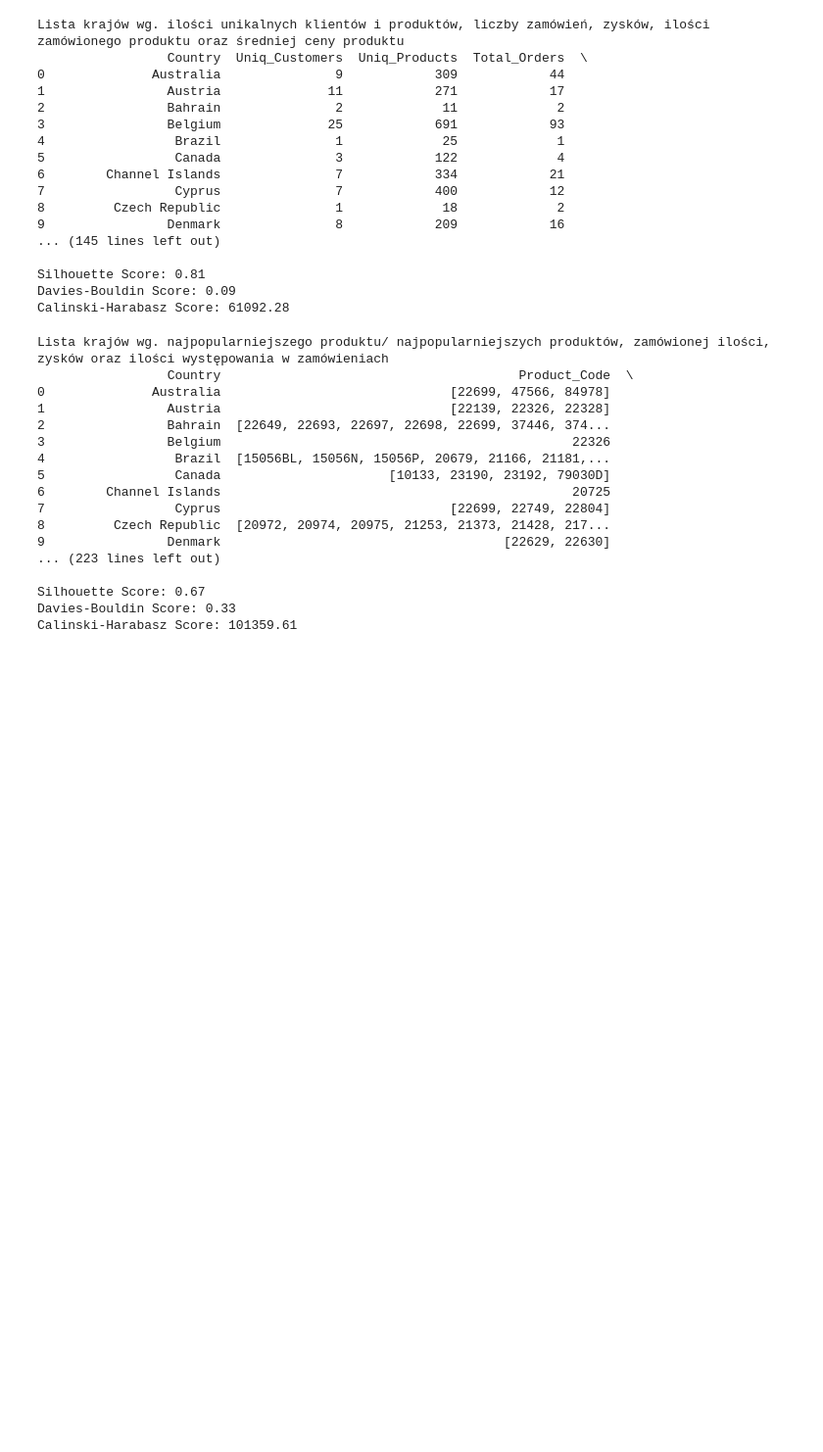
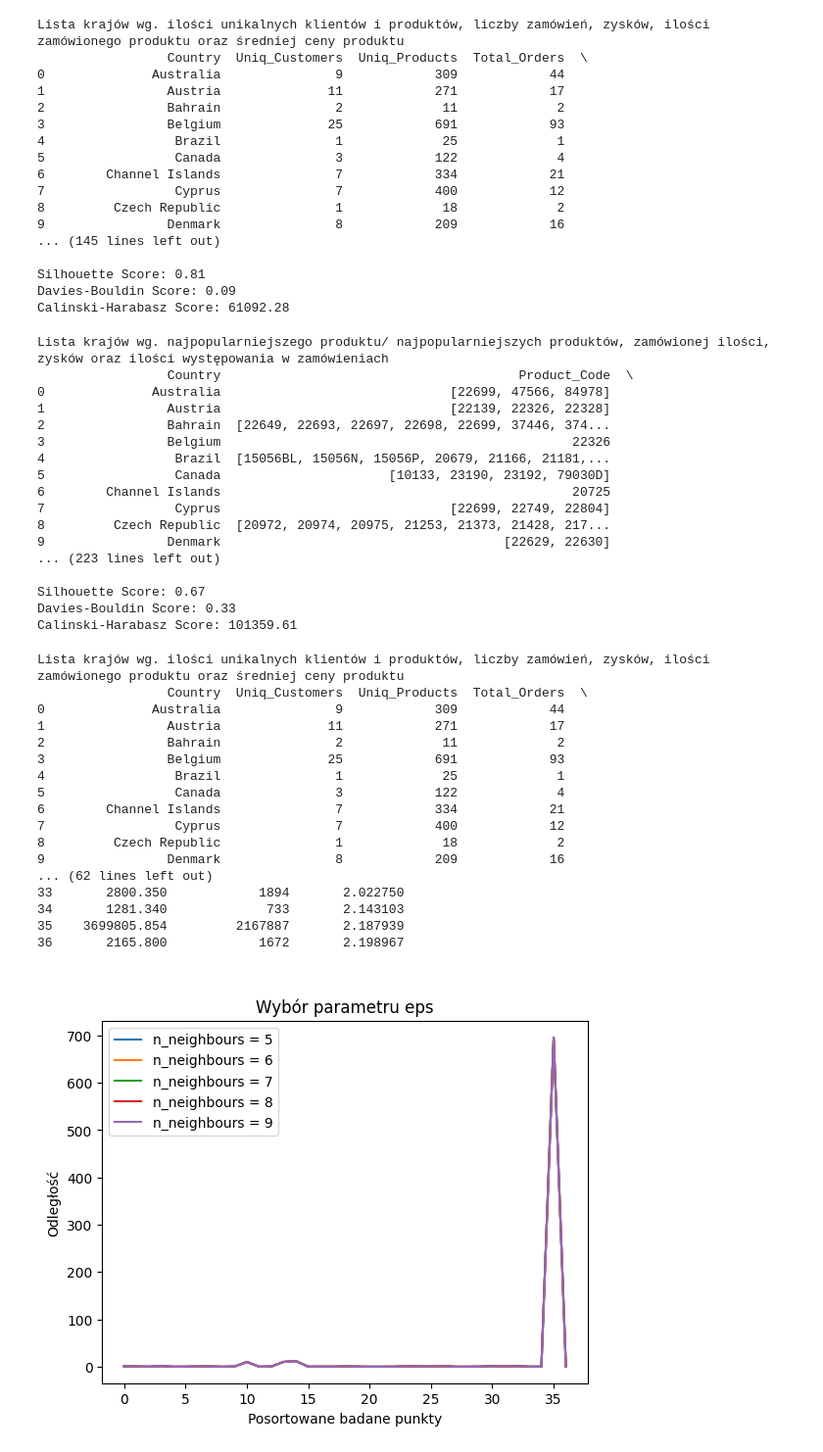
Before and after one commit to Lukasz-Gawel/Praca_Source_Code, a Jupyter notebook: Praca_Inżynierska.ipynb, the cells around one changed output. Shown: that part at 98% size. Saved outputs shown, nothing was run; the diff lists cells and outputs as text; code cells hidden in the pictures; blank space fills up the shorter version.

```diff
--- a/Praca_Inżynierska.ipynb
+++ b/Praca_Inżynierska.ipynb
@@ -377,3 +379,68 @@ Lista krajów wg. najpopularniejszego produktu/ najpopularniejszych produktów,
 Silhouette Score: 0.67
 Davies-Bouldin Score: 0.33
 Calinski-Harabasz Score: 101359.61
+# %%
+#Algorytm segmentacyjny DBSCAN wg. metryk: ilość unikalnych klientów i produktów, liczby zamówień, zysków, ilości zamówionego produktu oraz średniej ceny produktu
+print("Lista krajów wg. ilości unikalnych klientów i produktów, liczby zamówień, zysków, ilości zamówionego produktu oraz średniej ceny produktu");
+Read_Data['Total_Value'] = Read_Data['Quantity'] * Read_Data['UnitPrice'];
+Country_List_For_DBSCAN = Read_Data.groupby('Country').agg(
+    Uniq_Customers = ('CustomerID', 'nunique'),
+    Uniq_Products = ('StockCode', 'nunique'),
+    Total_Orders = ('InvoiceNo', 'nunique'),
+    Total_Revenue = ('Total_Value', 'sum'),
+    Total_Quantity = ('Quantity', 'sum'),
+    Average_Price = ('UnitPrice', 'mean')
+).reset_index();
+print(Country_List_For_DBSCAN,"\n");
+
+#Standaryzacja danych
+RScaler = RobustScaler();
+X = RScaler.fit_transform(Country_List_For_DBSCAN[['Uniq_Customers','Uniq_Products','Total_Orders', 'Total_Revenue', 'Total_Quantity']]);
+
+#Znalezienie najlepszej wartości czynnika eps
+for Number_Of_Neighbors in range(5,10):
+  Neigh_Num = NearestNeighbors(n_neighbors= Number_Of_Neighbors);
+  Neigh_Num.fit(X);
+  dist, indices = Neigh_Num.kneighbors(X);
+  dist = dist[:, 2];
+
+  Plot.plot(dist, label=f"n_neighbours = {Number_Of_Neighbors}");
+Plot.xlabel("Posortowane badane punkty");
+Plot.ylabel("Odległość");
+Plot.title("\nWybór parametru eps");
+Plot.legend();
+Plot.show();
+
+#Algorytm DBSCAN
+algorithm = DBSCAN(eps =10, min_samples= 6);
+Country_List_For_DBSCAN['Cluster'] = algorithm.fit_predict(X);
+print("\nSegmentacja klientów wg. alogrytmu DBSCAN:\n", Country_List_For_DBSCAN);
+
+#Ocena rozkładu danych między klastarmi
+score_sil = silhouette_score(X, Country_List_For_KMeans['Cluster']);
+print(f'\nSilhouette Score: {score_sil:.2f}');
+
+score_bd = davies_bouldin_score(X, Country_List_For_KMeans['Cluster']);
+print(f'Davies-Bouldin Score: {score_bd:.2f}');
+
+score_cn = calinski_harabasz_score(X, Country_List_For_KMeans['Cluster']);
+print(f'Calinski-Harabasz Score: {score_cn:.2f}');
+# %% [output]
+Lista krajów wg. ilości unikalnych klientów i produktów, liczby zamówień, zysków, ilości zamówionego produktu oraz średniej ceny produktu
+                 Country  Uniq_Customers  Uniq_Products  Total_Orders  \
+0              Australia               9            309            44
+1                Austria              11            271            17
+2                Bahrain               2             11             2
+3                Belgium              25            691            93
+4                 Brazil               1             25             1
+5                 Canada               3            122             4
+6        Channel Islands               7            334            21
+7                 Cyprus               7            400            12
+8         Czech Republic               1             18             2
+9                Denmark               8            209            16
+... (62 lines left out)
+33       2800.350            1894       2.022750
+34       1281.340             733       2.143103
+35    3699805.854         2167887       2.187939
+36       2165.800            1672       2.198967
+[figure, added]
```
Also changed, not shown: parts of 2 cells of this notebook.
